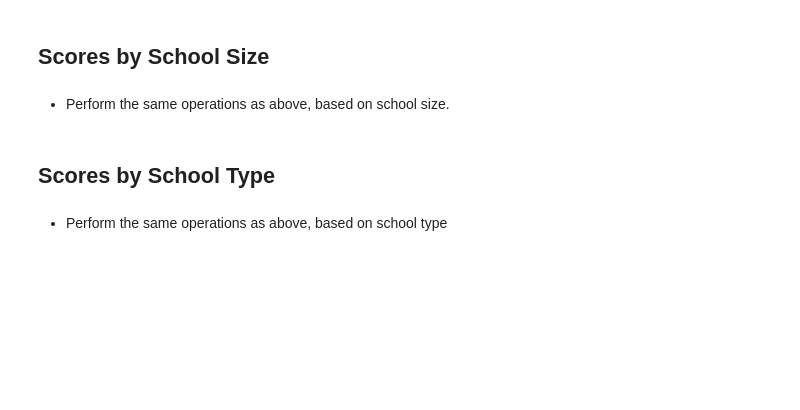
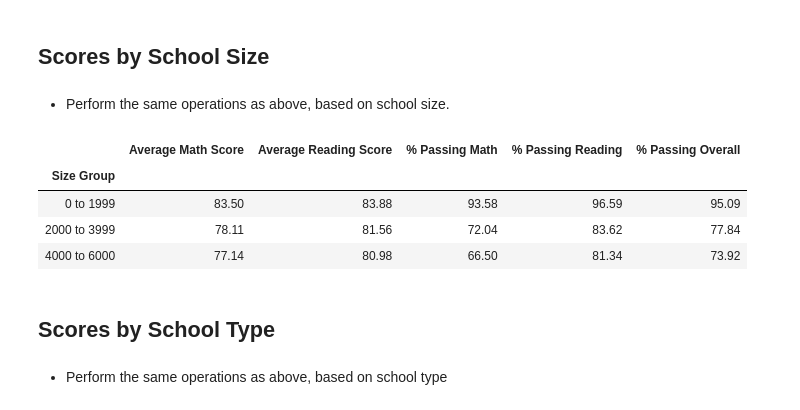
Before and after one commit to joshuadanielp/04_Pandas_HW, a Jupyter notebook: PyCitySchools/PyCitySchools_starter.ipynb, the cells around one changed output. Drawn from its saved outputs; the diff is of its cells as text; code cells hidden in the pictures; blank space fills up the shorter version.

```diff
--- a/PyCitySchools/PyCitySchools_starter.ipynb
+++ b/PyCitySchools/PyCitySchools_starter.ipynb
@@ -95,7 +95,7 @@ grouped_school_df = school_data_complete.groupby("school_name")
 # school_name = grouped_school_df["school_name"].count()
 school_type = grouped_school_df["type"].unique()
 school_student_count = grouped_school_df["Student ID"].count()
-school_budget = grouped_school_df["budget"].unique().
+school_budget = grouped_school_df["budget"].unique()
 per_student_budget = school_budget / school_student_count
 school_avg_math = grouped_school_df["math_score"].mean().round(2)
 school_avg_reading = grouped_school_df["reading_score"].mean().round(2)
@@ -323,3 +318,33 @@ spending_group[["Average Math Score", "Average Reading Score", "% Passing Math",
+# %%
+# columns: avg math score, avg reading score, % pass math, % pass reading, % overall pass rate
+# rows: dependent bins ... small med large ... school size
+
+# Create bins in which to place values based upon school size
+bins = [0, 2000, 4000, 6000]
+
+# Create labels for these bins
+group_labels = ["0 to 1999", "2000 to 3999", "4000 to 6000"]
+
+# Slice the data and place it into bins
+pd.cut(school_summary_df["Total Students"], bins, labels=group_labels).head()
+
+# Place the data series into new columns inside of the DataFrame
+school_summary_df["Size Group"] = pd.cut(school_summary_df["Total Students"], bins, labels=group_labels)
+
+# Create a GroupBy object based upon "Size Group"
+size_group = school_summary_df.groupby("Size Group")
+
+# Find how many rows fall into each bin
+# print(size_group["Total Students"].count())
+
+# Get the average of each column within the GroupBy object
+size_group[["Average Math Score", "Average Reading Score", "% Passing Math", "% Passing Reading", "% Passing Overall"]].mean().round(2)
+# %% [output]
+|  | Average Math Score | Average Reading Score | % Passing Math | % Passing Reading | % Passing Overall |
+| Size Group |  |  |  |  |  |
+| 0 to 1999 | 83.50 | 83.88 | 93.58 | 96.59 | 95.09 |
+| 2000 to 3999 | 78.11 | 81.56 | 72.04 | 83.62 | 77.84 |
+| 4000 to 6000 | 77.14 | 80.98 | 66.50 | 81.34 | 73.92 |
 # %% [markdown]
 ## Scores by School Type
 # %% [markdown]
```
Also changed, not shown: parts of 4 cells of this notebook.
